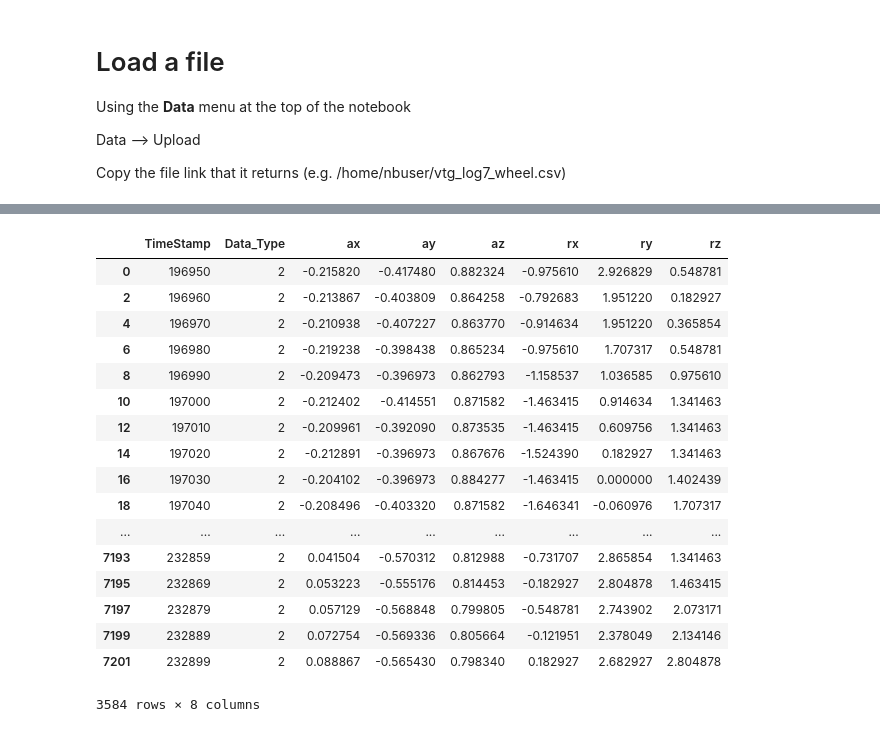
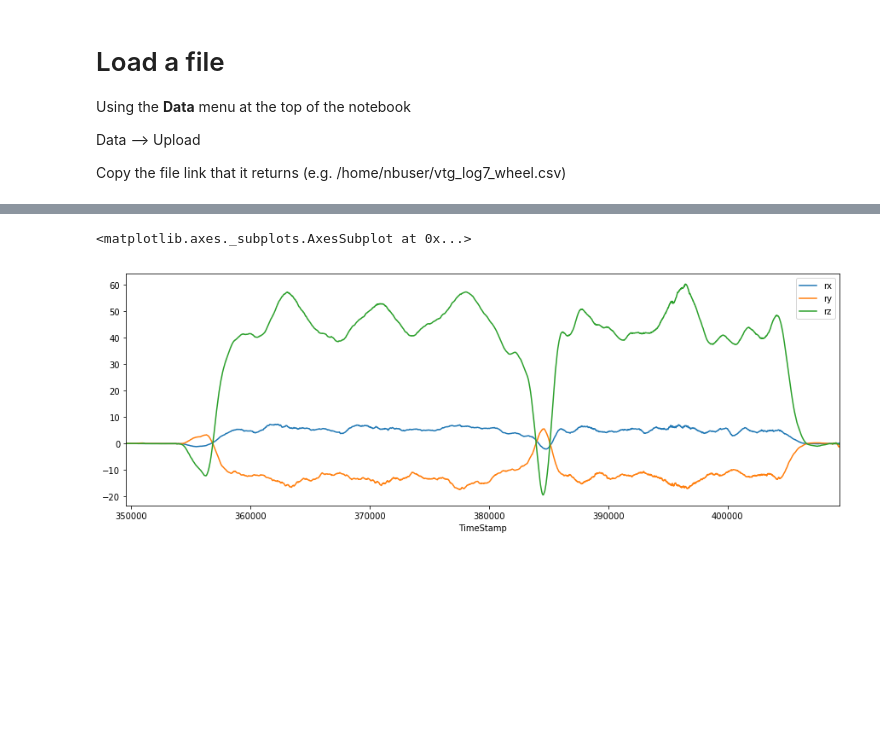
Before and after one commit to SGSVertigo/vertigo-python, a Jupyter notebook: Plot.ipynb, the cells around one changed output, grey strips where cells are left out. Cells and saved outputs as stored; diff of their text form; code cells hidden in the pictures; blank space fills up the shorter version.

```diff
--- a/Plot.ipynb
+++ b/Plot.ipynb
@@ -21,21 +28,8 @@ imu.plot(x='TimeStamp',y='ay')
-# %%
-data[1]
-# %% [output]
-|  | TimeStamp | Data_Type | ax | ay | az | rx | ry | rz |
-| 0 | 196950 | 2 | -0.215820 | -0.417480 | 0.882324 | -0.975610 | 2.926829 | 0.548781 |
-| 2 | 196960 | 2 | -0.213867 | -0.403809 | 0.864258 | -0.792683 | 1.951220 | 0.182927 |
-| 4 | 196970 | 2 | -0.210938 | -0.407227 | 0.863770 | -0.914634 | 1.951220 | 0.365854 |
-| 6 | 196980 | 2 | -0.219238 | -0.398438 | 0.865234 | -0.975610 | 1.707317 | 0.548781 |
-| 8 | 196990 | 2 | -0.209473 | -0.396973 | 0.862793 | -1.158537 | 1.036585 | 0.975610 |
-| 10 | 197000 | 2 | -0.212402 | -0.414551 | 0.871582 | -1.463415 | 0.914634 | 1.341463 |
-| 12 | 197010 | 2 | -0.209961 | -0.392090 | 0.873535 | -1.463415 | 0.609756 | 1.341463 |
-| 14 | 197020 | 2 | -0.212891 | -0.396973 | 0.867676 | -1.524390 | 0.182927 | 1.341463 |
-| 16 | 197030 | 2 | -0.204102 | -0.396973 | 0.884277 | -1.463415 | 0.000000 | 1.402439 |
-| 18 | 197040 | 2 | -0.208496 | -0.403320 | 0.871582 | -1.646341 | -0.060976 | 1.707317 |
-| ... | ... | ... | ... | ... | ... | ... | ... | ... |
-| 7193 | 232859 | 2 | 0.041504 | -0.570312 | 0.812988 | -0.731707 | 2.865854 | 1.341463 |
-| 7195 | 232869 | 2 | 0.053223 | -0.555176 | 0.814453 | -0.182927 | 2.804878 | 1.463415 |
-| 7197 | 232879 | 2 | 0.057129 | -0.568848 | 0.799805 | -0.548781 | 2.743902 | 2.073171 |
-| 7199 | 232889 | 2 | 0.072754 | -0.569336 | 0.805664 | -0.121951 | 2.378049 | 2.134146 |
-| 7201 | 232899 | 2 | 0.088867 | -0.565430 | 0.798340 | 0.182927 | 2.682927 | 2.804878 |
-3584 rows × 8 columns
+# %%
+imu['rx'] = np.nan_to_num(imu['rx'].rolling(window=100).mean())
+imu['ry'] = np.nan_to_num(imu['ry'].rolling(window=100).mean())
+imu['rz'] = np.nan_to_num(imu['rz'].rolling(window=100).mean())
+imu.plot(x='TimeStamp',y=['rx','ry','rz'])
+# %% [output]
+<matplotlib.axes._subplots.AxesSubplot at 0x...>
+[figure, added]
```
Also changed, not shown: parts of 8 cells of this notebook, 3 other files.
